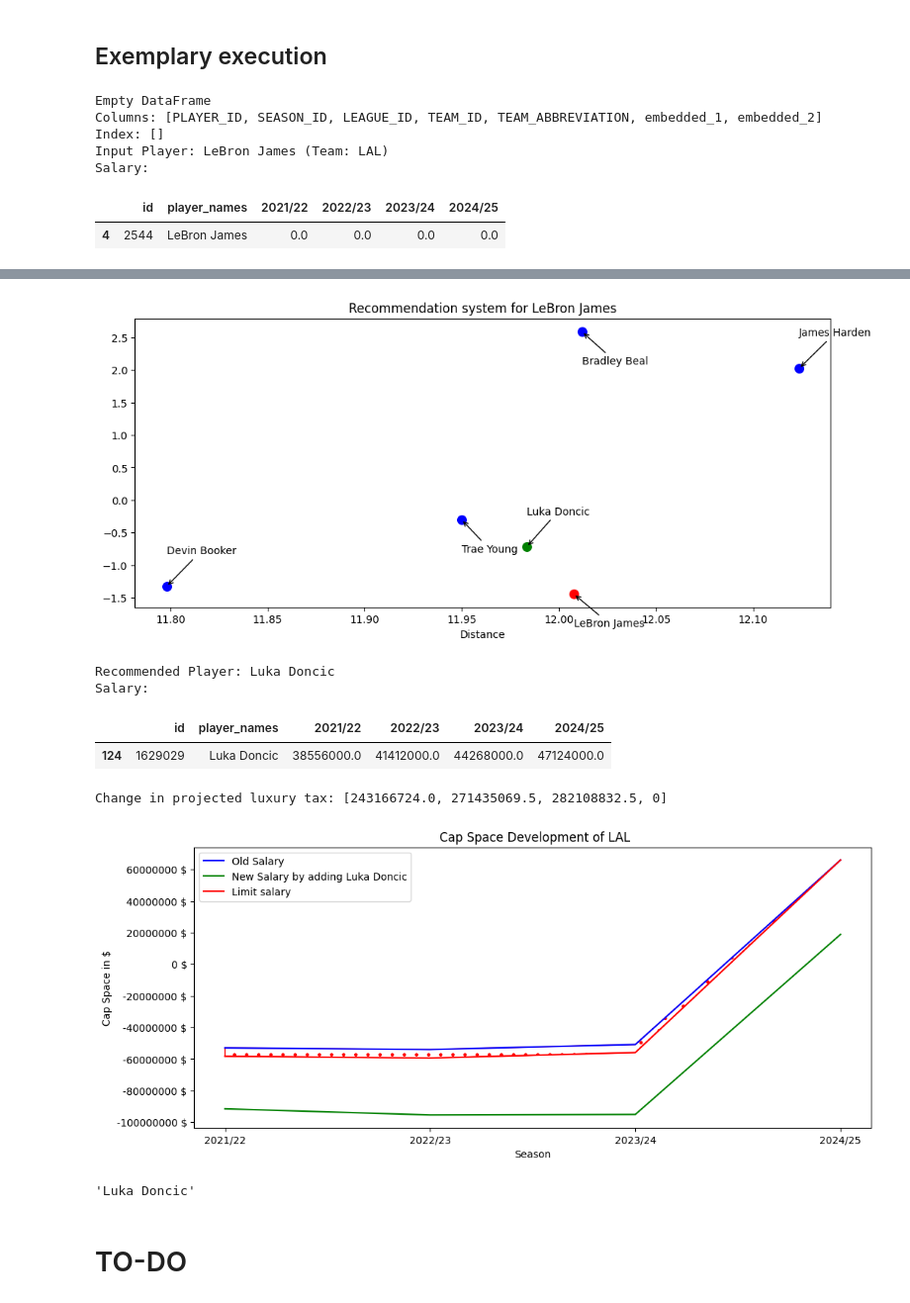
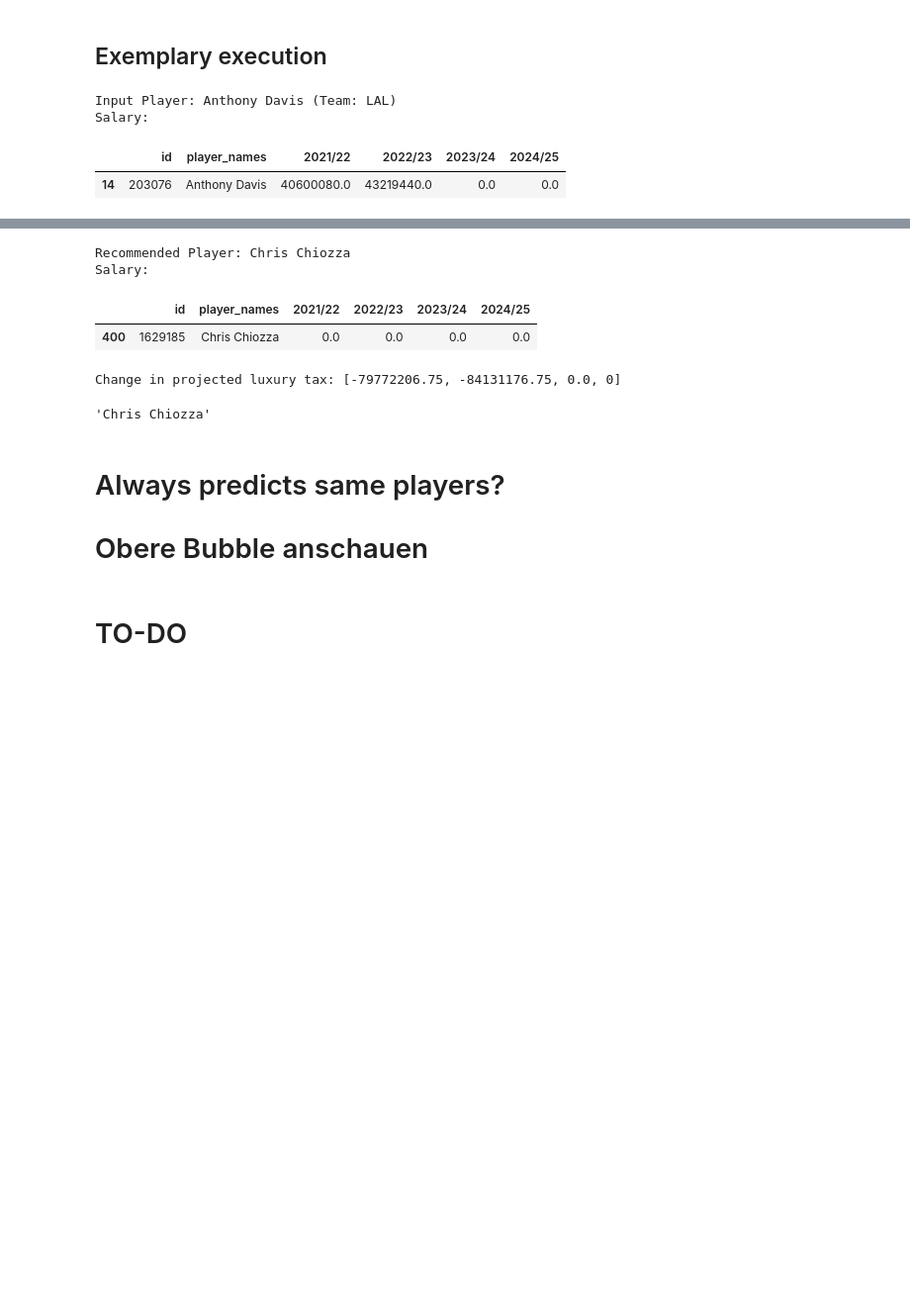
Before and after one commit to finnoh/data_science_project, a Jupyter notebook: recommmendation_engine.ipynb, the cells around one changed output, grey strips where cells are left out. Shown: that part at 99% size. Drawn from its saved outputs; the diff is of its cells as text; code cells hidden in the pictures; blank space fills up the shorter version.

```diff
--- a/recommmendation_engine.ipynb
+++ b/recommmendation_engine.ipynb
@@ -39,0 +32,21 @@ teams_salaries = pd.read_csv('teams_salaries.csv')
+# %%
+players_data = pd.read_csv('players_data.csv').sort_values(by=['id']).reset_index(drop = True)
+players_salaries = pd.read_csv('players_salaries.csv').sort_values(by=['id'])
+players_stats_agg = pd.read_csv('playercareerstats_agg.csv').sort_values(by=['PLAYER_ID']) # gewichtete Durchschnitte der letzten 3 Saisons: 1/3, 2/3, 3/3
+players_stats = pd.read_csv('playercareerstats.csv').sort_values(by=['PLAYER_ID'])
+
+teams_data = pd.read_csv('teams_data.csv')
+teams_salaries = pd.read_csv('teams_salaries.csv')
+teams_salaries.loc[teams_salaries['Abb'] == 'UTH', 'Abb'] = 'UTA' # manual fix -> orrect in other notebook producing the data
+
+boxscores = pd.read_csv('data/season_prediction/boxscores_20_21.csv')
+
+'''
+players_data = pd.read_csv('players_data.csv', dtype={'id': str}).sort_values(by=['id']).reset_index(drop = True)
+players_salaries = pd.read_csv('players_salaries.csv', dtype={'id': str}).sort_values(by=['id'])
+players_stats_agg = pd.read_csv('playercareerstats_agg.csv', dtype={'PLAYER_ID': str}).sort_values(by=['PLAYER_ID']) # gewichtete Durchschnitte der letzten 3 Saisons: 1/3, 2/3, 3/3
+players_stats = pd.read_csv('playercareerstats.csv', dtype={'PLAYER_ID': str}).sort_values(by=['PLAYER_ID'])
+
+teams_data = pd.read_csv('teams_data.csv')
+teams_salaries = pd.read_csv('teams_salaries.csv')
+'''
@@ -182,7 +197,7 @@ def visualize_capspace(input_data, labels, team):
            xlabel = "Season",
            ylabel = "Cap Space in $") # can be improved
     ax.yaxis.set_major_formatter(mtick.FormatStrFormatter('%0.0f $')) # can be improved
-    plt.fill_between(x_values,y_values[0], y_values[-1],color="None",hatch=".",edgecolor="r")
+    #plt.fill_between(x_values,y_values[0], y_values[-1],color="None",hatch=".",edgecolor="r")
     plt.legend()
 
     return plt.show()
@@ -560,13 +698,10 @@ class RecommendationEngine:
 # %% [markdown]
 ## Exemplary execution
 # %%
-sample_recommendation = RecommendationEngine("LeBron James") # Joel Embiid, ...
+sample_recommendation = RecommendationEngine("Anthony Davis", 'Fit') # 'Fit', 'Similar'
 sample_recommendation.recommend()
 # %% [output]
-Empty DataFrame
-Columns: [PLAYER_ID, SEASON_ID, LEAGUE_ID, TEAM_ID, TEAM_ABBREVIATION, embedded_1, embedded_2]
-Index: []
-Input Player: LeBron James (Team: LAL)
+Input Player: Anthony Davis (Team: LAL)
 Salary:
 |  | id | player_names | 2021/22 | 2022/23 | 2023/24 | 2024/25 |
-| 4 | 2544 | LeBron James | 0.0 | 0.0 | 0.0 | 0.0 |
+| 14 | 203076 | Anthony Davis | 40600080.0 | 43219440.0 | 0.0 | 0.0 |
@@ -574,11 +708,12 @@ Salary:
-[figure, removed]
-Recommended Player: Luka Doncic
+Recommended Player: Chris Chiozza
 Salary:
 |  | id | player_names | 2021/22 | 2022/23 | 2023/24 | 2024/25 |
-| 124 | 1629029 | Luka Doncic | 38556000.0 | 41412000.0 | 44268000.0 | 47124000.0 |
+| 400 | 1629185 | Chris Chiozza | 0.0 | 0.0 | 0.0 | 0.0 |
-Change in projected luxury tax: [243166724.0, 271435069.5, 282108832.5, 0]
+Change in projected luxury tax: [-79772206.75, -84131176.75, 0.0, 0]
-[figure, removed]
-'Luka Doncic'
+'Chris Chiozza'
+# %% [markdown]
+# Always predicts same players?
+# Obere Bubble anschauen
 # %% [markdown]
 # TO-DO
 # %% [markdown]
```
Also changed, not shown: parts of 20 cells of this notebook.
